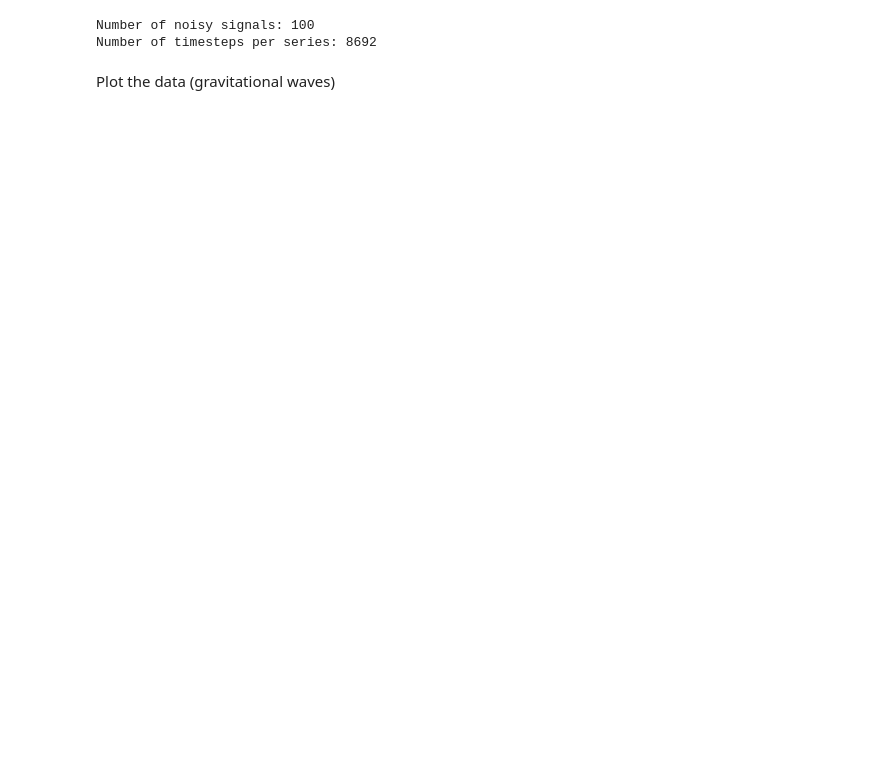
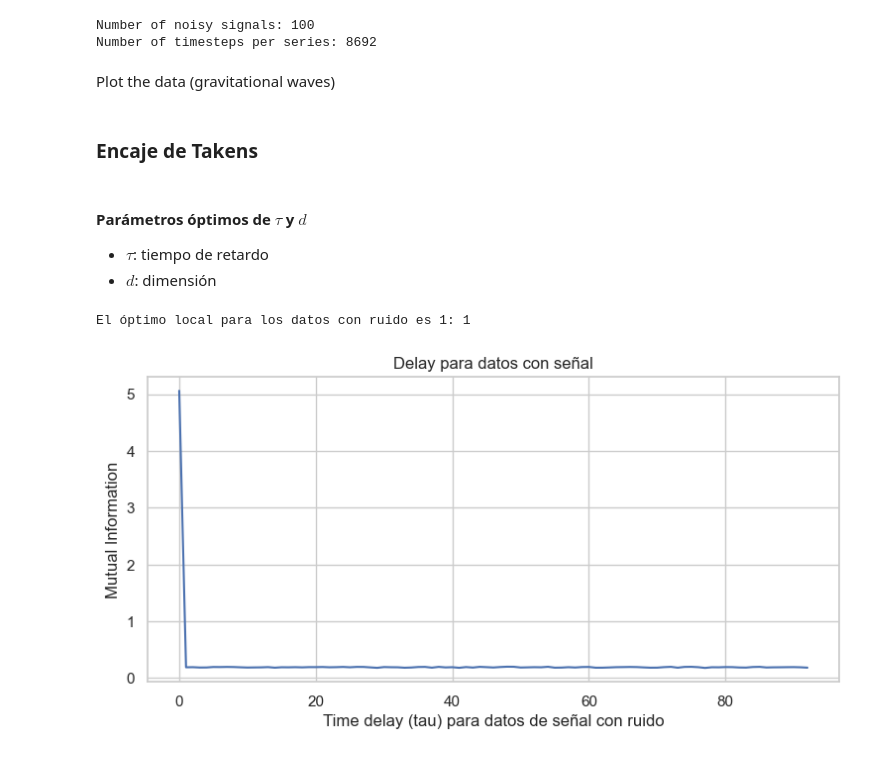
Before and after one commit to CastroMaster10/Detecting-Gravitional-Waves-Using-Topological-algorithms, a Jupyter notebook: main.ipynb, the cells around one changed output. Drawn from its saved outputs; the diff is of its cells as text; code cells hidden in the pictures; blank space fills up the shorter version.

Commit message:
Parametros optimos

```diff
--- a/main.ipynb
+++ b/main.ipynb
@@ -13,10 +13,24 @@ Authors:
 import pandas as pd
 import numpy as np
 import matplotlib.pyplot as plt
+import seaborn as sb
 from data.generate_datasets import make_gravitational_waves
 from pathlib import Path
 from plotly.subplots import make_subplots
 import plotly.graph_objects as go
+import matplotlib.cm as cm
+import gudhi as gd
+from sklearn.decomposition import PCA
+from nolitsa import dimension, delay
+from gtda.plotting import plot_point_cloud
+from gtda.time_series import SingleTakensEmbedding, takens_embedding_optimal_parameters
+import matplotlib.patches as patches
+plt.rcParams.update(plt.rcParamsDefault) #Permitir Latex
+import kmapper as km
+from sklearn.cluster import KMeans
+from sklearn.preprocessing import MinMaxScaler
+
+sb.set(style="whitegrid")
 # %% [markdown]
 ### Motivation
 # %%
@@ -82,3 +107,13 @@ fig.add_trace(
     col=2,
 )
 fig.show()
+# %% [markdown]
+### Encaje de Takens
+# %% [markdown]
+#### Parámetros óptimos de $\tau$ y $d$
+
+* $\tau$: tiempo de retardo
+* $d$: dimensión
+# %%
+ts_noise.shape #dimension de los datos con ruido
+maxTau =  int(round(np.sqrt(ts_noise.shape[0]),0))
@@ -84,0 +126,14 @@ fig.show()
+# %%
+tau_ts_noise  = find_optimal_delay(ts_noise,maxtau=maxTau) #ejemplo
+print(f'El óptimo local para los datos con ruido es 1: {delay_ts_noise}')
+# %% [output]
+El óptimo local para los datos con ruido es 1: 1
+# %%
+plt.figure(figsize=(9,4))
+plt.xlabel('Time delay (tau) para datos de señal con ruido')
+plt.ylabel('Mutual Information')
+plt.plot(delay.dmi(ts_noise, maxtau=maxTau))
+plt.title("Delay para datos con señal")
+plt.show()
+# %% [output]
+[figure, added]
```
Also changed, not shown: parts of 11 cells of this notebook, 1 other file.
